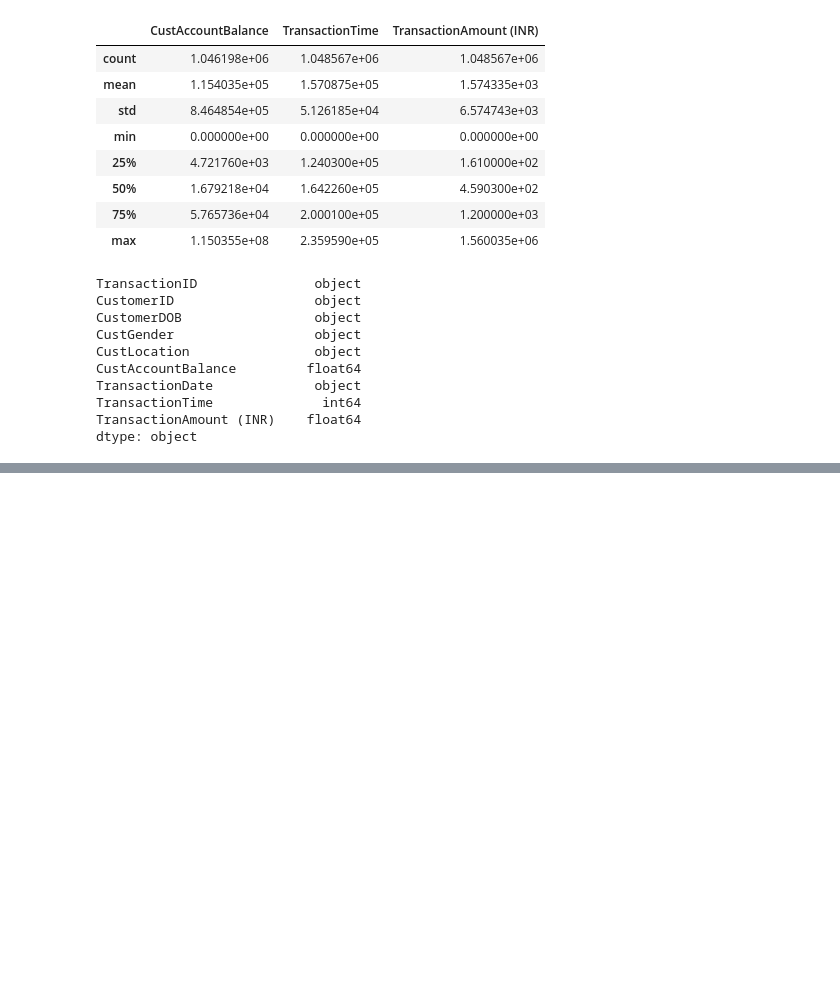
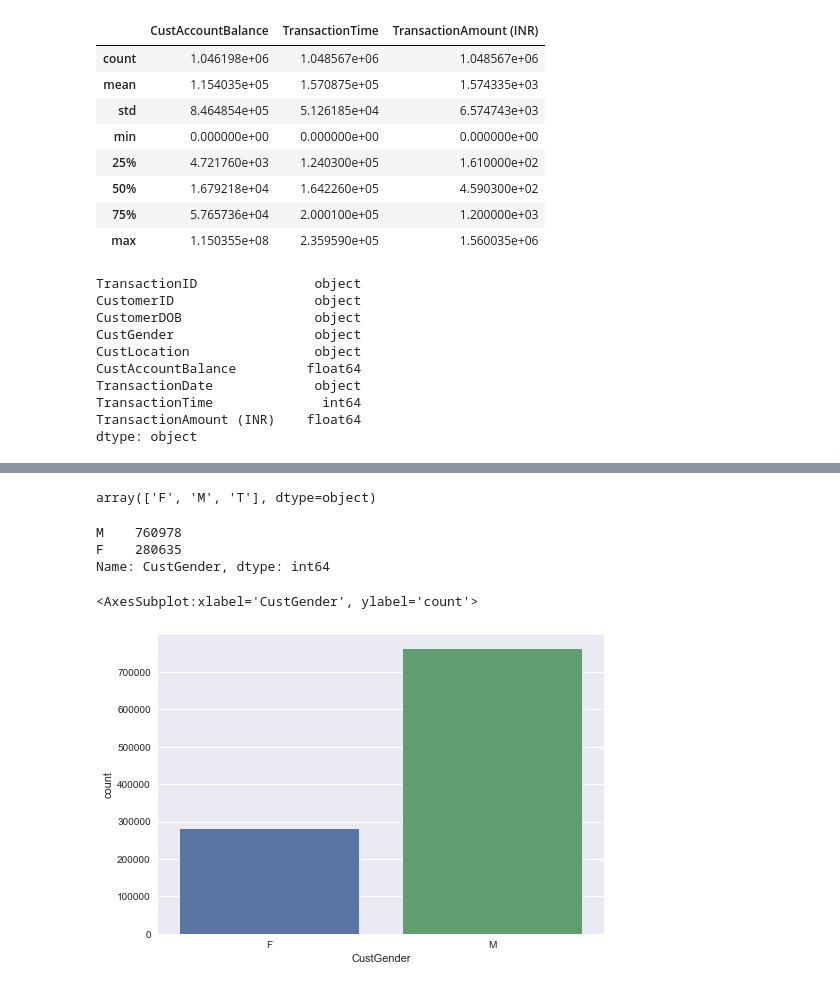
Before and after one commit to abideen-olawuwo/customer-segmentation, a Jupyter notebook: customer_segmentation.ipynb, the cells around one changed output, grey strips where cells are left out. Drawn from its saved outputs; the diff is of its cells as text; code cells hidden in the pictures; blank space fills up the shorter version.

```diff
--- a/customer_segmentation.ipynb
+++ b/customer_segmentation.ipynb
@@ -99,0 +118,3 @@ AttributeError: module 'matplotlib' has no attribute 'style'
+# %%
+# drop missing data
+df.dropna(inplace=True)
@@ -99,0 +134,17 @@ AttributeError: module 'matplotlib' has no attribute 'style'
+# %%
+df['CustGender'].unique()
+# %% [output]
+array(['F', 'M', 'T'], dtype=object)
+# %%
+df.drop(df[df['CustGender']=='T'].index,inplace=True)
+# %%
+df['CustGender'].value_counts()
+# %% [output]
+M    760978
+F    280635
+Name: CustGender, dtype: int64
+# %%
+sns.countplot(x="CustGender", data=df)
+# %% [output]
+<AxesSubplot:xlabel='CustGender', ylabel='count'>
+[figure, added]
```
Also changed, not shown: parts of 22 cells of this notebook.
